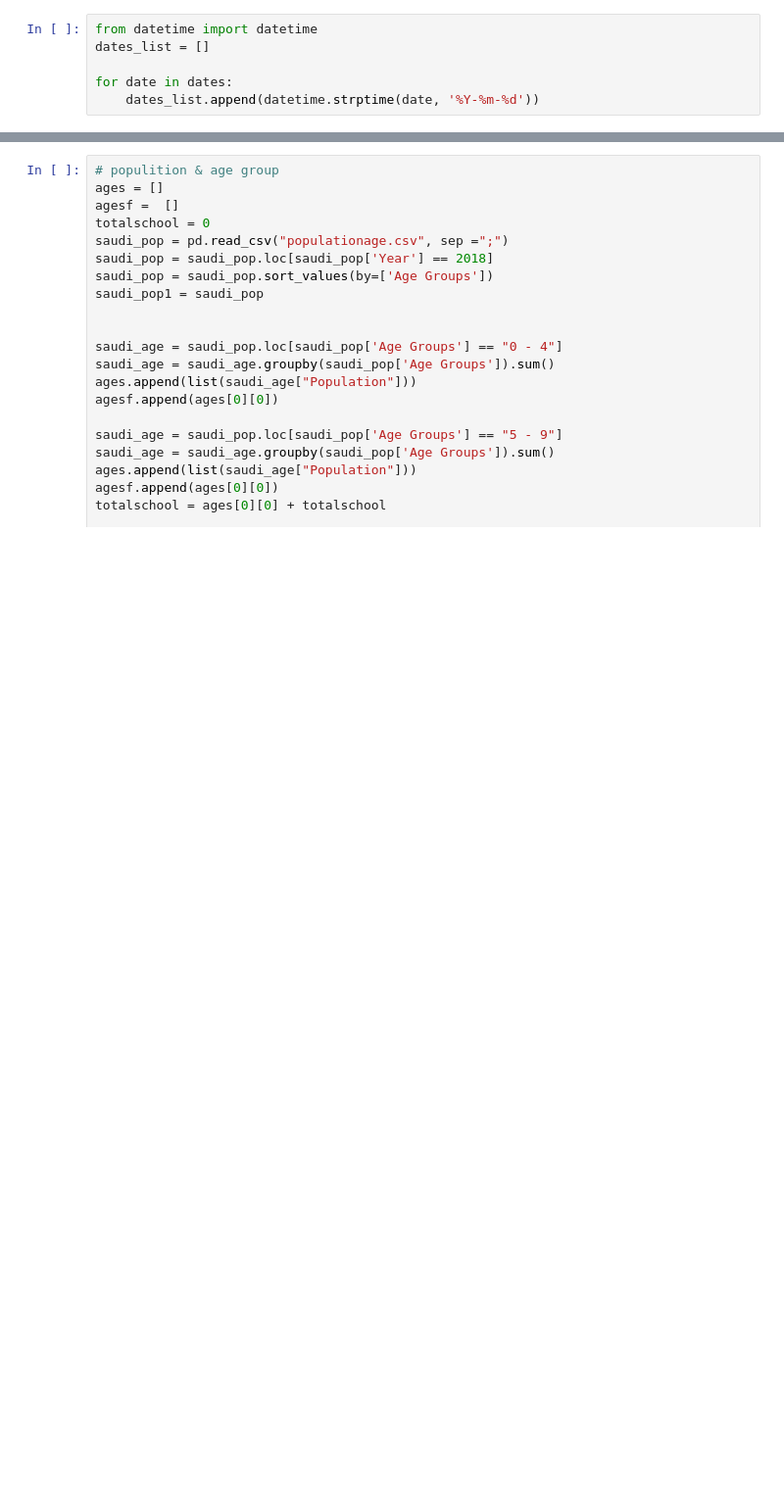
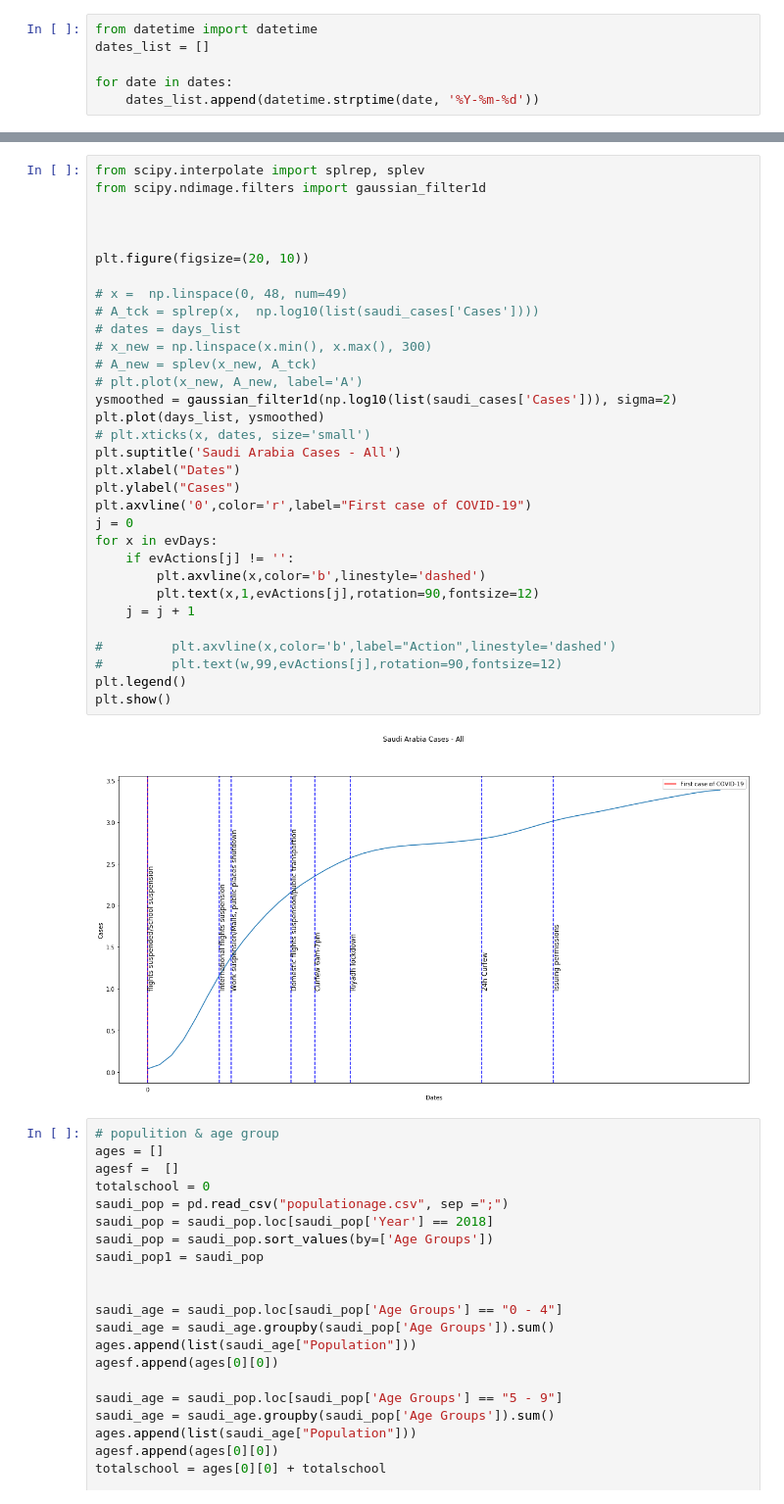
Before and after one commit to athlatif/COVID-19_Paper, a Jupyter notebook: COVID-19 paper.ipynb, the cells around one changed output, grey strips where cells are left out. Shown: that part at 98% size. Cells and saved outputs as stored; diff of their text form; blank space fills up the shorter version.

```diff
--- a/COVID-19 paper.ipynb
+++ b/COVID-19 paper.ipynb
@@ -222,3 +332,37 @@ TypeError: '<' not supported between instances of 'Timestamp' and 'numpy.float64
+# %%
+from scipy.interpolate import splrep, splev
+from scipy.ndimage.filters import gaussian_filter1d
+
+
+
+plt.figure(figsize=(20, 10))
+
+# x =  np.linspace(0, 48, num=49)
+# A_tck = splrep(x,  np.log10(list(saudi_cases['Cases'])))
+# dates = days_list
+# x_new = np.linspace(x.min(), x.max(), 300)
+# A_new = splev(x_new, A_tck)
+# plt.plot(x_new, A_new, label='A')
+ysmoothed = gaussian_filter1d(np.log10(list(saudi_cases['Cases'])), sigma=2)
+plt.plot(days_list, ysmoothed)
+# plt.xticks(x, dates, size='small')
+plt.suptitle('Saudi Arabia Cases - All')
+plt.xlabel("Dates")
+plt.ylabel("Cases")
+plt.axvline('0',color='r',label="First case of COVID-19")
+j = 0
+for x in evDays:
+    if evActions[j] != '':
+        plt.axvline(x,color='b',linestyle='dashed')
+        plt.text(x,1,evActions[j],rotation=90,fontsize=12)
+    j = j + 1
+
+#         plt.axvline(x,color='b',label="Action",linestyle='dashed')
+#         plt.text(w,99,evActions[j],rotation=90,fontsize=12)
+plt.legend()
+plt.show()
+# %% [output]
+[figure, added]
 # %%
 # populition & age group
 ages = []
```
Also changed, not shown: parts of 8 cells of this notebook, 9 other files.
